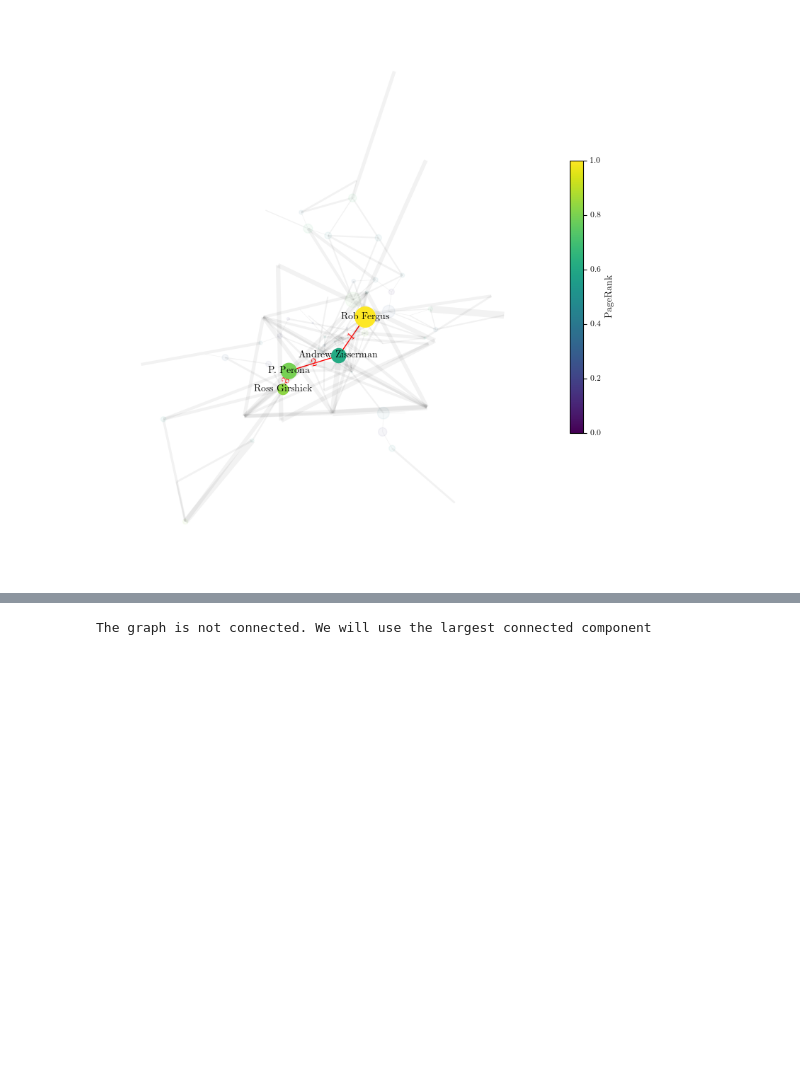
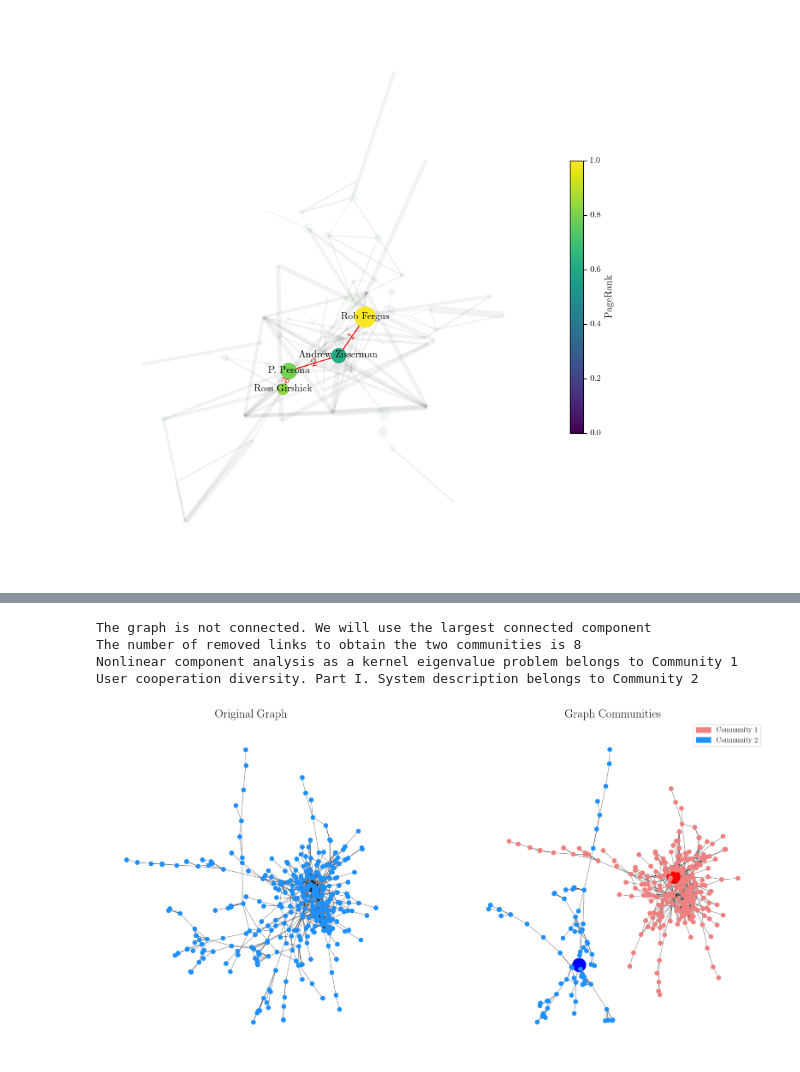
Before and after one commit to msancor/ADM-HW5, a Jupyter notebook: main.ipynb, the cells around one changed output, grey strips where cells are left out. Cells and saved outputs as stored; diff of their text form; code cells hidden in the pictures; blank space fills up the shorter version.

```diff
--- a/main.ipynb
+++ b/main.ipynb
@@ -241,6 +298,10 @@ We can observe that in the graph we selected a subset of $N=100$ nodes in order
 # %%
 paper1 = "Nonlinear component analysis as a kernel eigenvalue problem"
 paper2 = "User cooperation diversity. Part I. System description"
-dictionary = Backend().functionality_5(citation_network, paper1, paper2, N=500)
+Frontend().plot_communities(citation_network, paper1, paper2, N=500)
 # %% [output]
 The graph is not connected. We will use the largest connected component
+The number of removed links to obtain the two communities is 8
+Nonlinear component analysis as a kernel eigenvalue problem belongs to Community 1
+User cooperation diversity. Part I. System description belongs to Community 2
+[figure, added]
```
Also changed, not shown: parts of 12 cells of this notebook, 2 other files.
